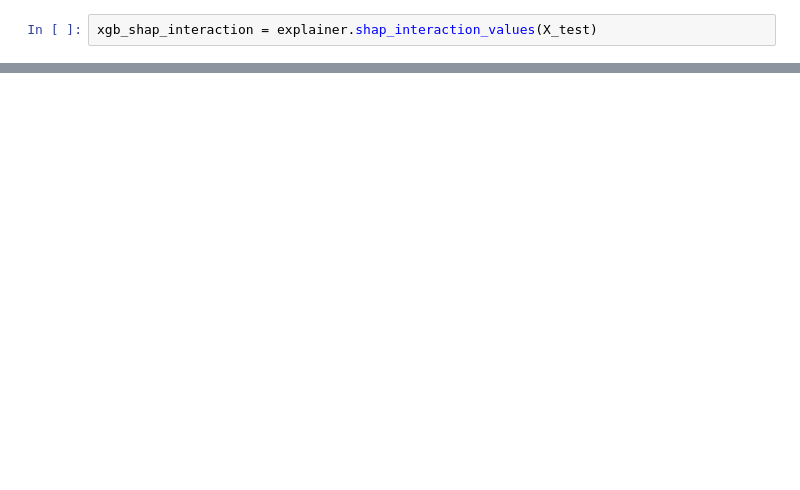
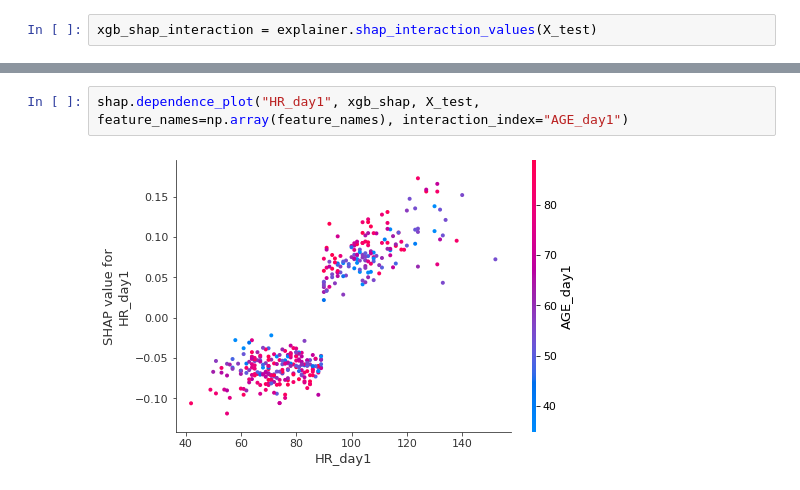
Before and after one commit to Gareth001/thesis, a Jupyter notebook: notebooks/MIMIC death RF.ipynb, the cells around one changed output, grey strips where cells are left out. Saved outputs shown, nothing was run; the diff lists cells and outputs as text; blank space fills up the shorter version.

```diff
--- a/notebooks/MIMIC death RF.ipynb
+++ b/notebooks/MIMIC death RF.ipynb
@@ -243,0 +253,4 @@ xgb_shap_interaction = explainer.shap_interaction_values(X_test)
+# %%
+shap.dependence_plot("HR_day1", xgb_shap, X_test, feature_names=np.array(feature_names), interaction_index="AGE_day1")
+# %% [output]
+[figure, added]
```
Also changed, not shown: parts of 24 cells of this notebook, 1 other file.
